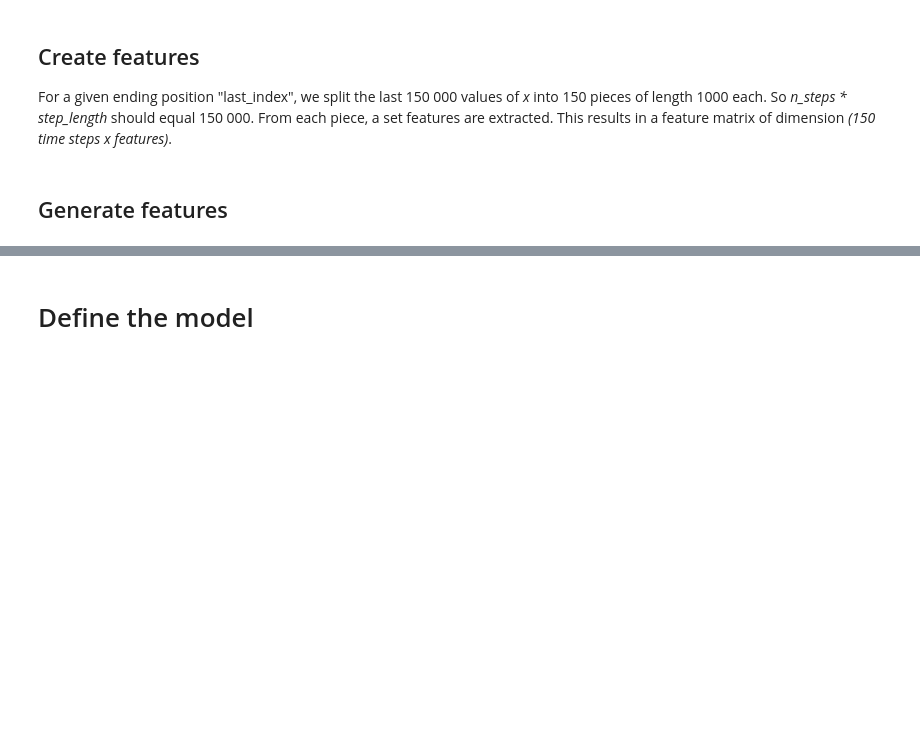
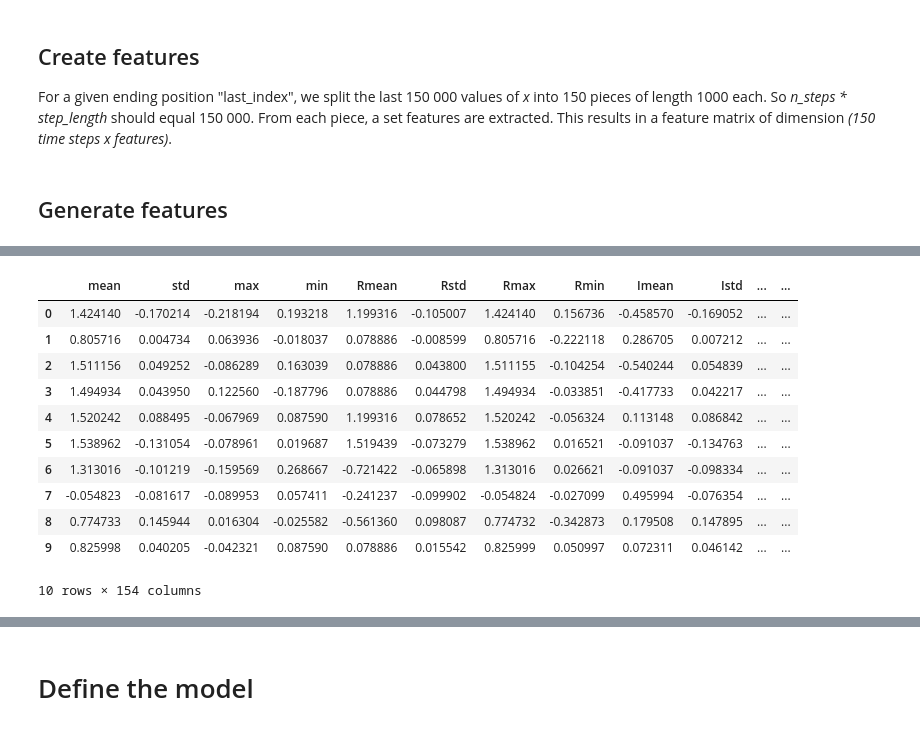
Before and after one commit to contemplat0r/LANL_Earthquake_Prediction, a Jupyter notebook: rnn-starter-kernel-with-extend-fe-1.ipynb, the cells around one changed output, grey strips where cells are left out. Saved outputs shown, nothing was run; the diff lists cells and outputs as text; code cells hidden in the pictures; blank space fills up the shorter version.

```diff
--- a/rnn-starter-kernel-with-extend-fe-1.ipynb
+++ b/rnn-starter-kernel-with-extend-fe-1.ipynb
@@ -353,7 +351,20 @@ def create_features(seg_id, seg, X):
 # %%
-#scaler = StandardScaler()
-#scaler.fit(train_X)
-#scaled_train_X = pd.DataFrame(scaler.transform(train_X), columns=train_X.columns)
+scaler = StandardScaler()
+scaler.fit(train_X)
+scaled_train_X = pd.DataFrame(scaler.transform(train_X), columns=train_X.columns)
 # %%
-#scaled_train_X.head(10)
+scaled_train_X.head(10)
+# %% [output]
+|  | mean | std | max | min | Rmean | Rstd | Rmax | Rmin | Imean | Istd | ... | ... |
+| 0 | 1.424140 | -0.170214 | -0.218194 | 0.193218 | 1.199316 | -0.105007 | 1.424140 | 0.156736 | -0.458570 | -0.169052 | ... | ... |
+| 1 | 0.805716 | 0.004734 | 0.063936 | -0.018037 | 0.078886 | -0.008599 | 0.805716 | -0.222118 | 0.286705 | 0.007212 | ... | ... |
+| 2 | 1.511156 | 0.049252 | -0.086289 | 0.163039 | 0.078886 | 0.043800 | 1.511155 | -0.104254 | -0.540244 | 0.054839 | ... | ... |
+| 3 | 1.494934 | 0.043950 | 0.122560 | -0.187796 | 0.078886 | 0.044798 | 1.494934 | -0.033851 | -0.417733 | 0.042217 | ... | ... |
+| 4 | 1.520242 | 0.088495 | -0.067969 | 0.087590 | 1.199316 | 0.078652 | 1.520242 | -0.056324 | 0.113148 | 0.086842 | ... | ... |
+| 5 | 1.538962 | -0.131054 | -0.078961 | 0.019687 | 1.519439 | -0.073279 | 1.538962 | 0.016521 | -0.091037 | -0.134763 | ... | ... |
+| 6 | 1.313016 | -0.101219 | -0.159569 | 0.268667 | -0.721422 | -0.065898 | 1.313016 | 0.026621 | -0.091037 | -0.098334 | ... | ... |
+| 7 | -0.054823 | -0.081617 | -0.089953 | 0.057411 | -0.241237 | -0.099902 | -0.054824 | -0.027099 | 0.495994 | -0.076354 | ... | ... |
+| 8 | 0.774733 | 0.145944 | 0.016304 | -0.025582 | -0.561360 | 0.098087 | 0.774732 | -0.342873 | 0.179508 | 0.147895 | ... | ... |
+| 9 | 0.825998 | 0.040205 | -0.042321 | 0.087590 | 0.078886 | 0.015542 | 0.825999 | 0.050997 | 0.072311 | 0.046142 | ... | ... |
+10 rows × 154 columns
 # %%
```
Also changed, not shown: parts of 59 cells of this notebook, 2 other files.
